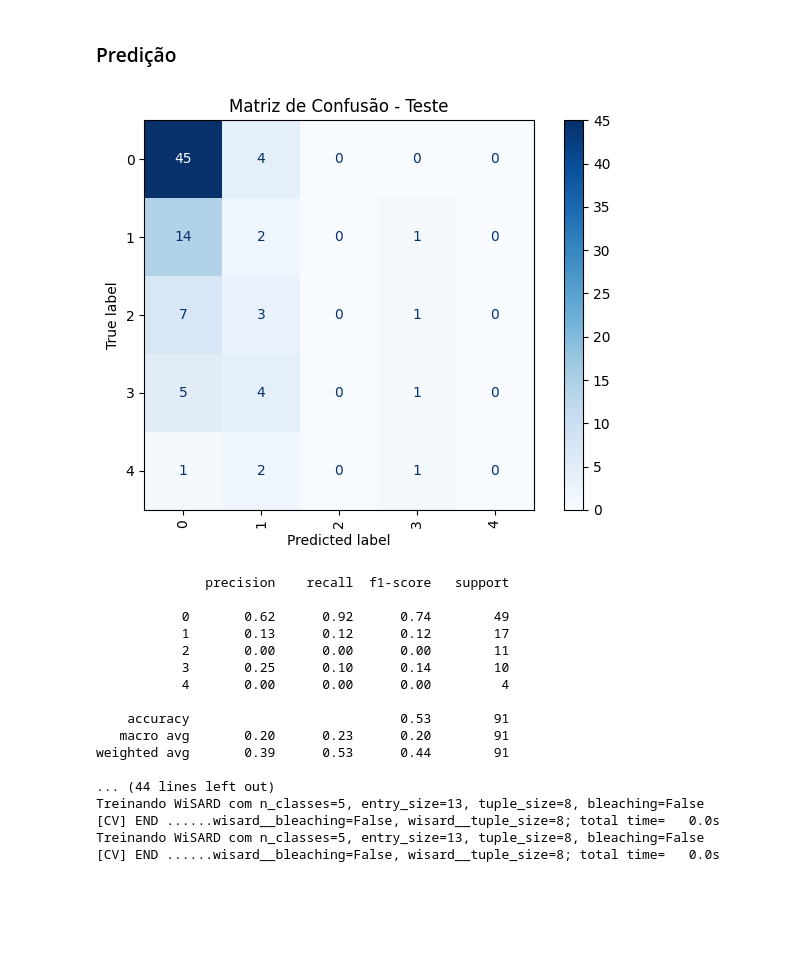
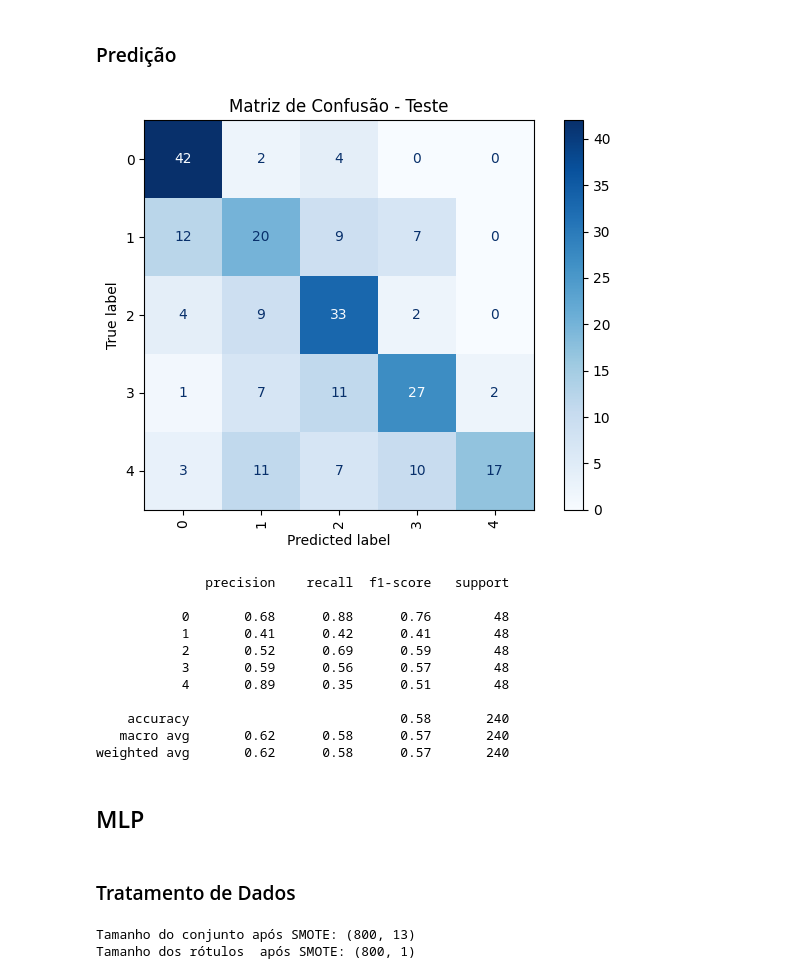
Before and after one commit to Camila-Ferr/Wizard_Green_AI, a Jupyter notebook: notebooks/Dataset3.ipynb, the cells around one changed output. Cells and saved outputs as stored; diff of their text form; code cells hidden in the pictures; blank space fills up the shorter version.

```diff
--- a/notebooks/Dataset3.ipynb
+++ b/notebooks/Dataset3.ipynb
@@ -182,0 +110,10 @@ Dados de entrada (X) processados:
+# %%
+# Inicializa o SMOTE transformer
+smote_transformer = SmoteTransformer(random_state=42)
+
+# Aplica SMOTE
+X, y = smote_transformer.fit_transform(X, y)
+
+# Mostra as dimensões após SMOTE
+print("\nTamanho do conjunto após SMOTE:", X.shape)
+print("Tamanho dos rótulos  após SMOTE:", y.shape)
@@ -183,8 +123,22 @@ Dados de entrada (X) processados:
 # %%
+# Converta X_train em DataFrame se estiver em array
+if isinstance(X, np.ndarray):
+    X = pd.DataFrame(X, columns=[f'feature_{i}' for i in range(X_train.shape[1])])
+else:
+    X= X.copy()
+
+# Remove linhas com NaN antes do processamento
+X_clean = X.dropna(subset=numeric_cols)
+y_clean = y.loc[X_clean.index]
+
+# Processa os dados
+X_processed, y_encoded, le = preprocess_numeric_data_wizard(X_clean, y_clean, numeric_cols)
+
 # Dividir em treino e teste
 X_train, X_test, y_train, y_test = train_test_split(
     X_processed, y_encoded, test_size=0.3, random_state=42, stratify=y_encoded
 )
+
 # Exibe as dimensões dos conjuntos de treino e teste
 print("Tamanho do conjunto de treino:", X_train.shape)
 print("Tamanho do conjunto de teste:", X_test.shape)
@@ -192,14 +146,14 @@ print("Tamanho dos rótulos de treino:", y_train.shape)
 print("Tamanho dos rótulos de teste:", y_test.shape)
 
 print("\nExemplo de X_train (primeiras 5 linhas):")
-print(X_train[:5])  # Exibe as 5 primeiras linhas de X_train
+print(X_train[:5])
 
 print("\nExemplo de y_train (primeiros 5 rótulos):")
-print(y_train[:5])  # Exibe os 5 primeiros rótulos de y_train
+print(y_train[:5])
 
 print("\nExemplo de X_test (primeiras 5 linhas):")
-print(X_test[:5])  # Exibe as 5 primeiras linhas de X_test
+print(X_test[:5])
 
 print("\nExemplo de y_test (primeiros 5 rótulos):")
-print(y_test[:5])  # Exibe os 5 primeiros rótulos de y_test
+print(y_test[:5])
 # %% [output]
@@ -259,25 +207,36 @@ weighted avg       0.86      0.83      0.83       212
 # %%
 # Predição no teste
 y_test_pred = random_search.predict(X_test)
 
-plot_confusion_matrix(y_test, y_test_pred, le, title="Matriz de Confusão - Teste")
+plot_confusion_matrix(y_test, y_test_pred, le, maior = False, title="Matriz de Confusão - Teste")
 classification_metrics(y_test, y_test_pred, le)
 # %% [output]
-[figure, old version]
+[figure, new version]
               precision    recall  f1-score   support
 
-           0       0.62      0.92      0.74        49
-           1       0.13      0.12      0.12        17
-           2       0.00      0.00      0.00        11
-           3       0.25      0.10      0.14        10
-           4       0.00      0.00      0.00         4
+           0       0.68      0.88      0.76        48
+           1       0.41      0.42      0.41        48
+           2       0.52      0.69      0.59        48
+           3       0.59      0.56      0.57        48
+           4       0.89      0.35      0.51        48
 
-    accuracy                           0.53        91
-   macro avg       0.20      0.23      0.20        91
-weighted avg       0.39      0.53      0.44        91
-
-... (44 lines left out)
-Treinando WiSARD com n_classes=5, entry_size=13, tuple_size=8, bleaching=False
-[CV] END ......wisard__bleaching=False, wisard__tuple_size=8; total time=   0.0s
-Treinando WiSARD com n_classes=5, entry_size=13, tuple_size=8, bleaching=False
-[CV] END ......wisard__bleaching=False, wisard__tuple_size=8; total time=   0.0s
+    accuracy                           0.58       240
+   macro avg       0.62      0.58      0.57       240
+weighted avg       0.62      0.58      0.57       240
+# %% [markdown]
+## MLP
+# %% [markdown]
+### Tratamento de Dados
+# %%
+# Inicializa o SMOTE transformer
+smote_transformer = SmoteTransformer(random_state=42)
+
+# Aplica SMOTE
+X, y = smote_transformer.fit_transform(X, y)
+
+# Mostra as dimensões após SMOTE
+print("\nTamanho do conjunto após SMOTE:", X.shape)
+print("Tamanho dos rótulos  após SMOTE:", y.shape)
+# %% [output]
+Tamanho do conjunto após SMOTE: (800, 13)
+Tamanho dos rótulos  após SMOTE: (800, 1)
```
Also changed, not shown: parts of 11 cells of this notebook, 7 other files.
